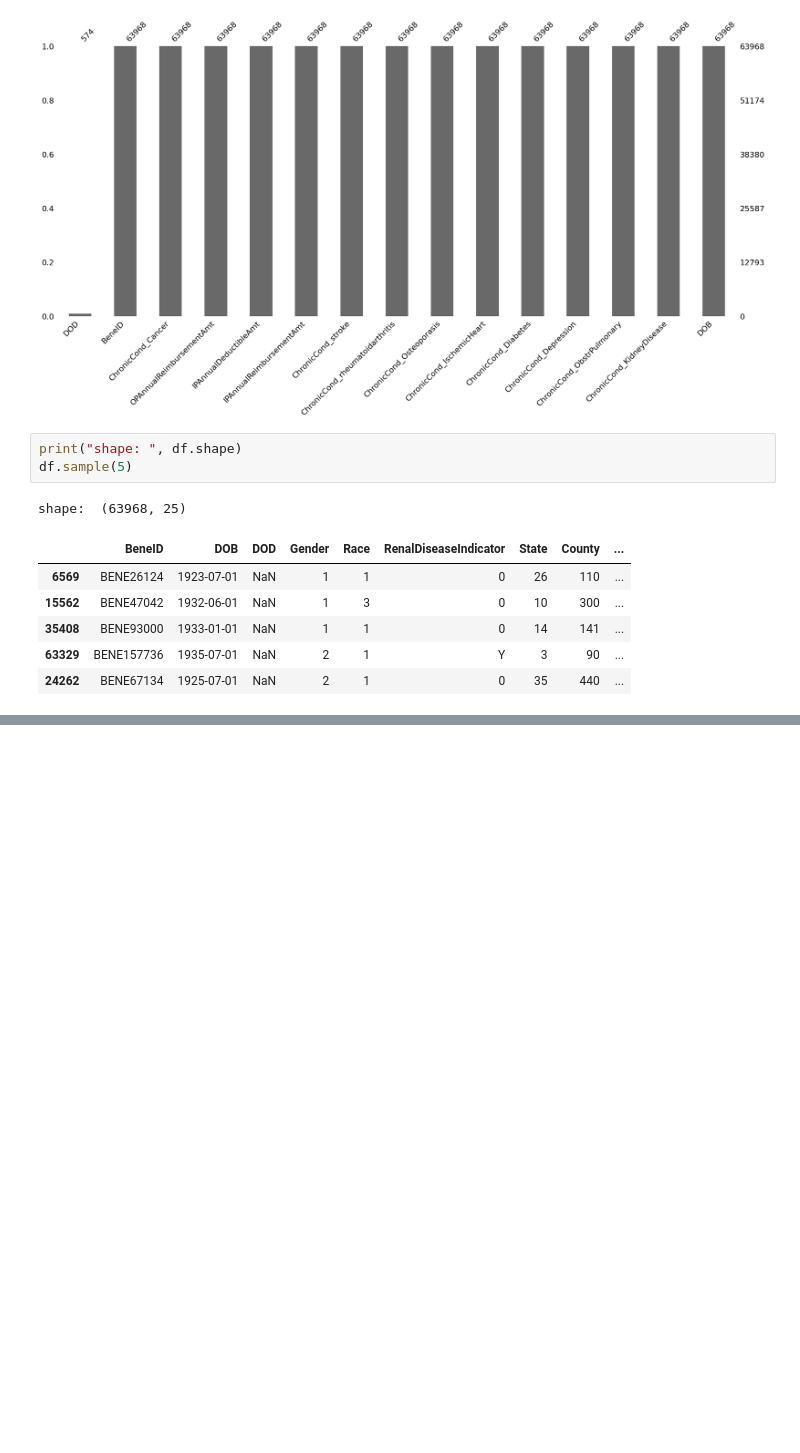
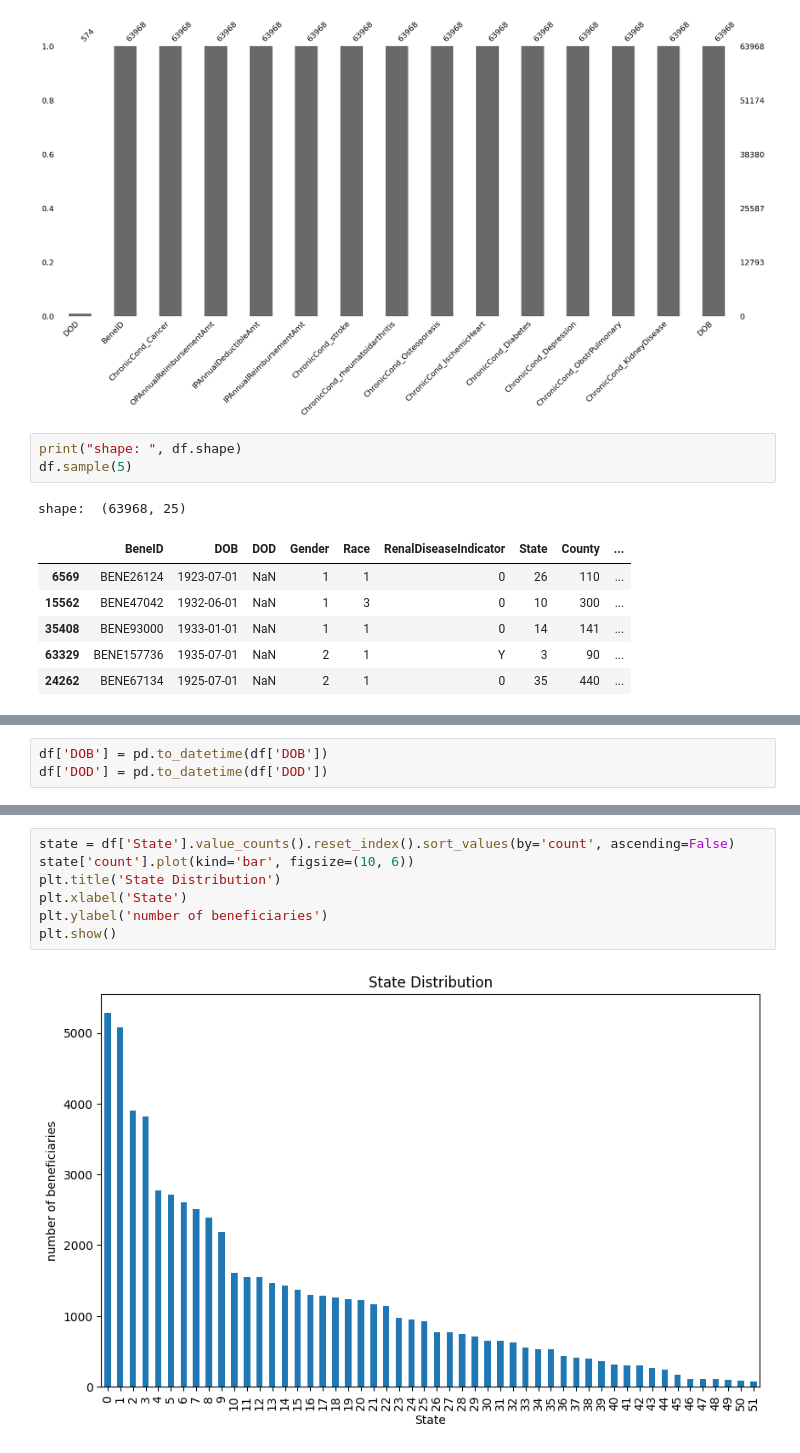
Before and after one commit to ChTomer/MyCapstone, a Jupyter notebook: HealthCareFraudProjectPitch/1testBeneficiary.ipynb, the cells around one changed output, grey strips where cells are left out. Drawn from its saved outputs; the diff is of its cells as text; blank space fills up the shorter version.

```diff
--- a/HealthCareFraudProjectPitch/1testBeneficiary.ipynb
+++ b/HealthCareFraudProjectPitch/1testBeneficiary.ipynb
@@ -51,0 +113,3 @@ shape:  (63968, 25)
+# %%
+df['DOB'] = pd.to_datetime(df['DOB'])
+df['DOD'] = pd.to_datetime(df['DOD'])
@@ -51,0 +148,9 @@ shape:  (63968, 25)
+# %%
+state = df['State'].value_counts().reset_index().sort_values(by='count', ascending=False)
+state['count'].plot(kind='bar', figsize=(10, 6))
+plt.title('State Distribution')
+plt.xlabel('State')
+plt.ylabel('number of beneficiaries')
+plt.show()
+# %% [output]
+[figure, added]
```
Also changed, not shown: parts of 40 cells of this notebook, 1 other file.
